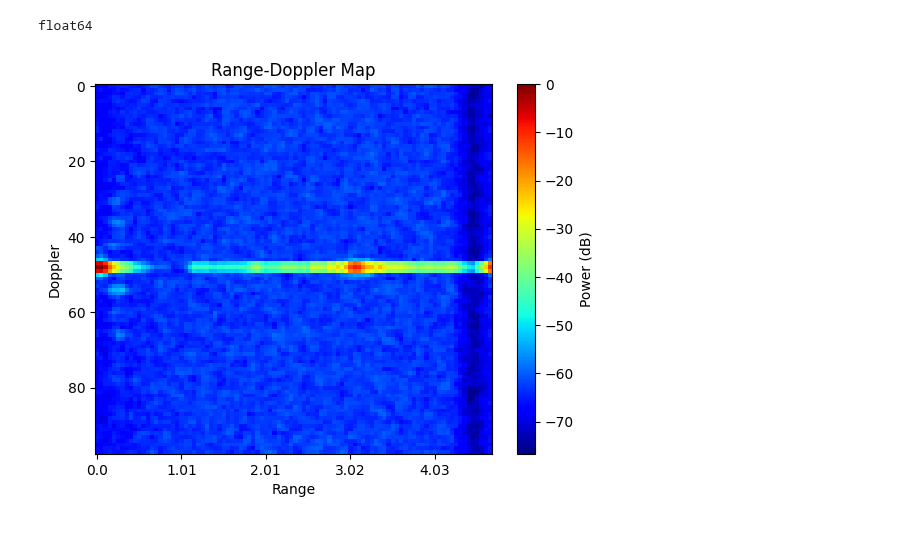
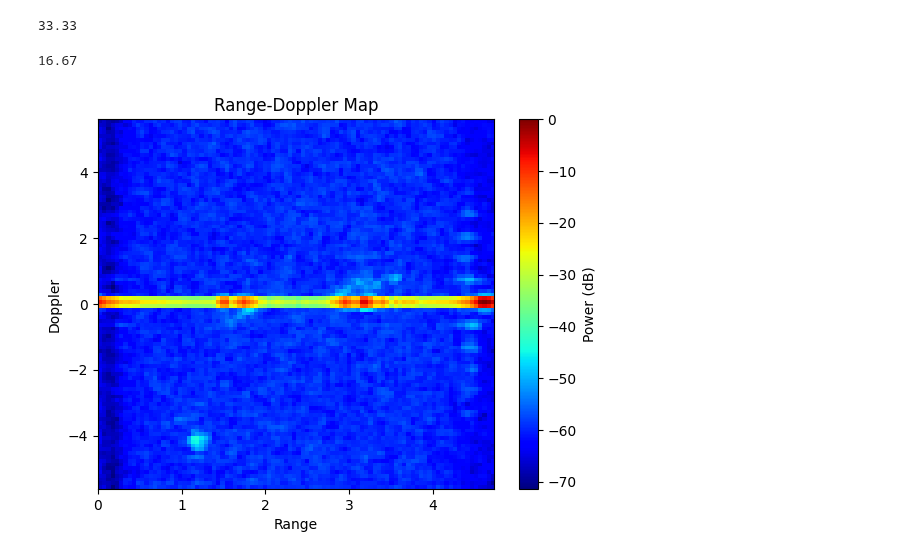
Before and after one commit to HarryPaniccc/4022S_code, a Jupyter notebook: messing_around.ipynb, the cells around one changed output. Saved outputs shown, nothing was run; the diff lists cells and outputs as text; code cells hidden in the pictures.

```diff
--- a/messing_around.ipynb
+++ b/messing_around.ipynb
@@ -13,30 +13,50 @@ import os
 c = 299792458 # metres per second - need this
 # %%
 session2_preface = '../4022S_data/session2/'
+session3_preface = ['../4022S_data/session3/config1_rob/']
 
 tennis_ball_tests = get_data_files(session2_preface) #just using this test
 walking_away_test = h5py.File('../4022S_data/undergrad_testset/Experiment_moving_target_back_data.hdf5', 'r')
+session3_rob_test = get_data_files(session3_preface[0])
 
-freq_slope_const, number_of_samples_per_chirp, sample_rate, Tdata, bandwidth, range_bin_size = get_measurement_parameters(walking_away_test)
+freq_slope_const, number_of_samples_per_chirp, sample_rate, Tdata, bandwidth, range_bin_size, velocity_resolution = get_measurement_parameters(walking_away_test)
 
 frame_data = walking_away_test[f'Sensors/TI_Radar/Data/Frame_5/frame_data']
 fftd_frame_data = range_doppler_fft(frame_data, 0, 0)
 
 plotted_fftd_frame_data = range_doppler_sum(fftd_frame_data)
-print(plotted_fftd_frame_data.dtype)
 # %% [output]
-float64
+33.33
 # %%
-def make_map(plotted_fftd_frame_data, range_bin_size):
+def make_map(plotted_fftd_frame_data, range_bin_size, velocity_resolution):
+
+    num_doppler_bins, num_range_bins = plotted_fftd_frame_data.shape
+
+    maximum_range = num_range_bins * range_bin_size
+    maximum_velocity = num_doppler_bins * velocity_resolution / 2
+
     plt.figure()
-    plt.imshow(plotted_fftd_frame_data, aspect='auto', cmap='jet')
+    plt.imshow(plotted_fftd_frame_data, aspect='auto', cmap='jet', extent=[0, maximum_range,-maximum_velocity, maximum_velocity])
     plt.title('Range-Doppler Map')
     plt.xlabel('Range')
     plt.ylabel('Doppler')
     plt.colorbar(label='Power (dB)')
     # Get current y-ticks and labels
-    x_ticks = plt.gca().get_xticks()
-    plt.gca().set_xticklabels(np.round(x_ticks[::1]*range_bin_size,2)) #TODO: Figure out how to relabel the data, not just the ticks
+    #x_ticks = plt.gca().get_xticks()
+    #plt.gca().set_xticklabels(np.round(x_ticks[::1]*range_bin_size,3)) #TODO: Figure out how to relabel the data, not just the ticks
+    #y_ticks = plt.gca().get_yticks()
+    #plt.gca().set_yticklabels(np.round(y_ticks[::1]*velocity_resolution - velocity_resolution * num_doppler_bins * 0.5,3))
+
+
+    plt.show()
+
+
+def make_map_new(plotted_fftd_frame_data, range_bin_size, velocity_resolution):
+    num_doppler_bins, num_range_bins = plotted_fftd_frame_data.shape
+
+    fig, ax = plt.subplots()
+    ax.imshow(plotted_fftd_frame_data, aspect='auto', cmap='jet')
+
     plt.show()
 
 
@@ -50,18 +70,18 @@ def range_doppler_map(hdf5_file_path, frame, make_map_check): # This started as
     range_pad = 0
     doppler_pad = 0
 
-    _, _, _, _, _, range_bin_size = get_measurement_parameters(hdf5_file_path)
+    _, _, _, _, _, range_bin_size, velocity_resolution = get_measurement_parameters(hdf5_file_path)
 
     fftd_frame_data = range_doppler_fft(frame_data, range_pad, doppler_pad)
     plotted_fftd_frame_data = range_doppler_sum(fftd_frame_data)
     plotted_fftd_frame_data=np.flip(plotted_fftd_frame_data, 0)
 
     if make_map_check:
-        make_map(np.rot90(plotted_fftd_frame_data), range_bin_size)
-#        make_map(plotted_fftd_frame_data, range_bin_size)
+        make_map(np.rot90(plotted_fftd_frame_data), range_bin_size, velocity_resolution)
 
     return plotted_fftd_frame_data
 # %%
-checking = range_doppler_map(tennis_ball_tests[0], 190, True)
+checking = range_doppler_map(session3_rob_test[0], 80, True)
 # %% [output]
+16.67
-[figure, old version]
+[figure, new version]
```
Also changed, not shown: 2 other files.
